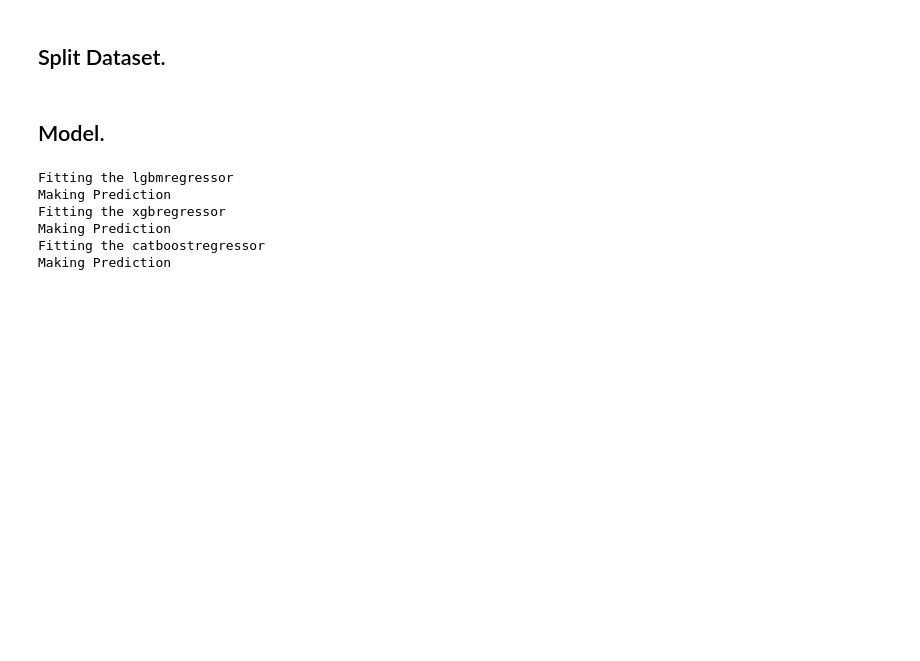
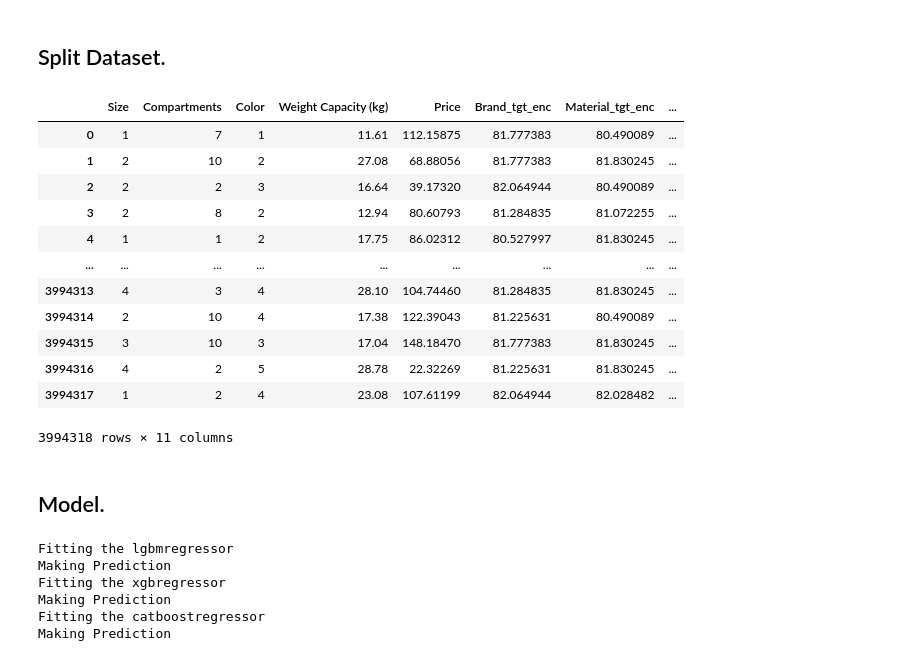
Before and after one commit to Hopesb/Kaggle_Project, a Jupyter notebook: backpack-baseline-predicition.ipynb, the cells around one changed output. Drawn from its saved outputs; the diff is of its cells as text; code cells hidden in the pictures; blank space fills up the shorter version.

```diff
--- a/backpack-baseline-predicition.ipynb
+++ b/backpack-baseline-predicition.ipynb
@@ -171,4 +192,40 @@ df.head()
 # %% [markdown]
 ## Split Dataset.
+# %%
+def target_encode(df_train, encode_col, df_test = None, target="Price", eps=0):
+    for col in encode_col:
+        mean = df_train[target].mean()
+        agg_count = df_train[[col, target]].groupby(col).count().reset_index()
+        agg_sum = df_train[[col, target]].groupby(col).sum().reset_index()
+        agg_sum = agg_sum.merge(agg_count, on=col, suffixes=("_sum", "_count"))
+        eps = eps * len(agg_sum)
+        agg_sum[f"{col}_tgt_enc"] = (agg_sum[f"{target}_sum"] + eps * mean) / (agg_sum[f"{target}_count"] + eps)
+        encode = agg_sum[[col, f"{col}_tgt_enc"]]
+        df_train = df_train.merge(encode, on=col)
+        if df_test is not None:
+            df_test= df_test.merge(encode, on=col)
+    df_train.drop(columns=encode_col, inplace=True)
+    df_test.drop(columns=encode_col, inplace=True)
+    return df_train, df_test
+# %%
+test_df = wrangle(test_filepath, train=False)
+# %%
+enc_col = ["Brand", "Material", "Laptop Compartment", "Waterproof", "Style", "Weight Class"]
+train_enc, test_enc = target_encode(df, enc_col, test_df, eps=50)
+train_enc
+# %% [output]
+|  | Size | Compartments | Color | Weight Capacity (kg) | Price | Brand_tgt_enc | Material_tgt_enc | ... |
+| 0 | 1 | 7 | 1 | 11.61 | 112.15875 | 81.777383 | 80.490089 | ... |
+| 1 | 2 | 10 | 2 | 27.08 | 68.88056 | 81.777383 | 81.830245 | ... |
+| 2 | 2 | 2 | 3 | 16.64 | 39.17320 | 82.064944 | 80.490089 | ... |
+| 3 | 2 | 8 | 2 | 12.94 | 80.60793 | 81.284835 | 81.072255 | ... |
+| 4 | 1 | 1 | 2 | 17.75 | 86.02312 | 80.527997 | 81.830245 | ... |
+| ... | ... | ... | ... | ... | ... | ... | ... | ... |
+| 3994313 | 4 | 3 | 4 | 28.10 | 104.74460 | 81.284835 | 81.830245 | ... |
+| 3994314 | 2 | 10 | 4 | 17.38 | 122.39043 | 81.225631 | 80.490089 | ... |
+| 3994315 | 3 | 10 | 3 | 17.04 | 148.18470 | 81.777383 | 81.830245 | ... |
+| 3994316 | 4 | 2 | 5 | 28.78 | 22.32269 | 81.225631 | 81.830245 | ... |
+| 3994317 | 1 | 2 | 4 | 23.08 | 107.61199 | 82.064944 | 82.028482 | ... |
+3994318 rows × 11 columns
 # %%
 target = "Price"
```
Also changed, not shown: parts of 20 cells of this notebook.
